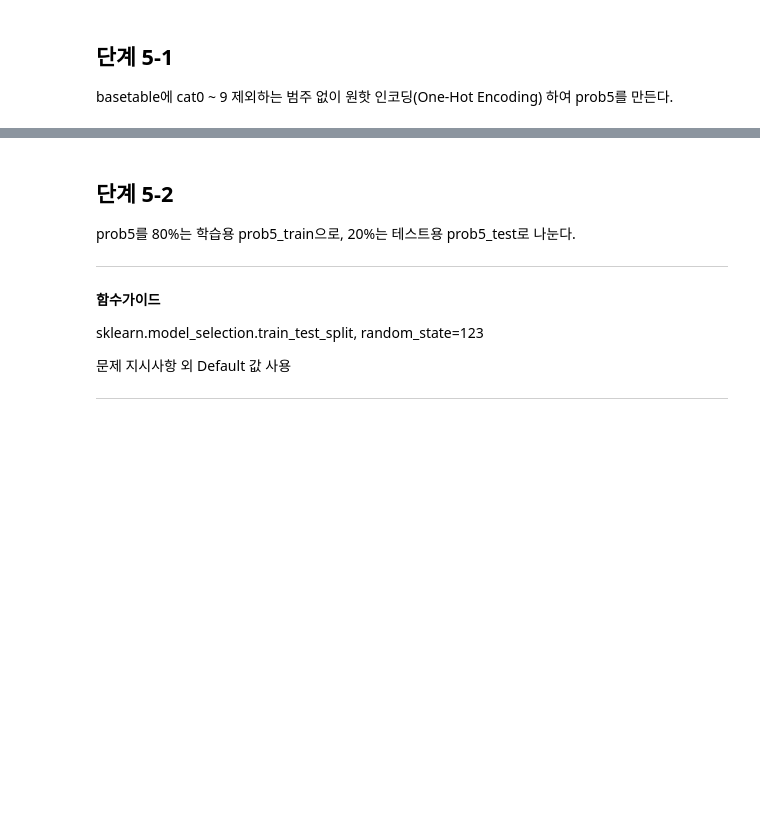
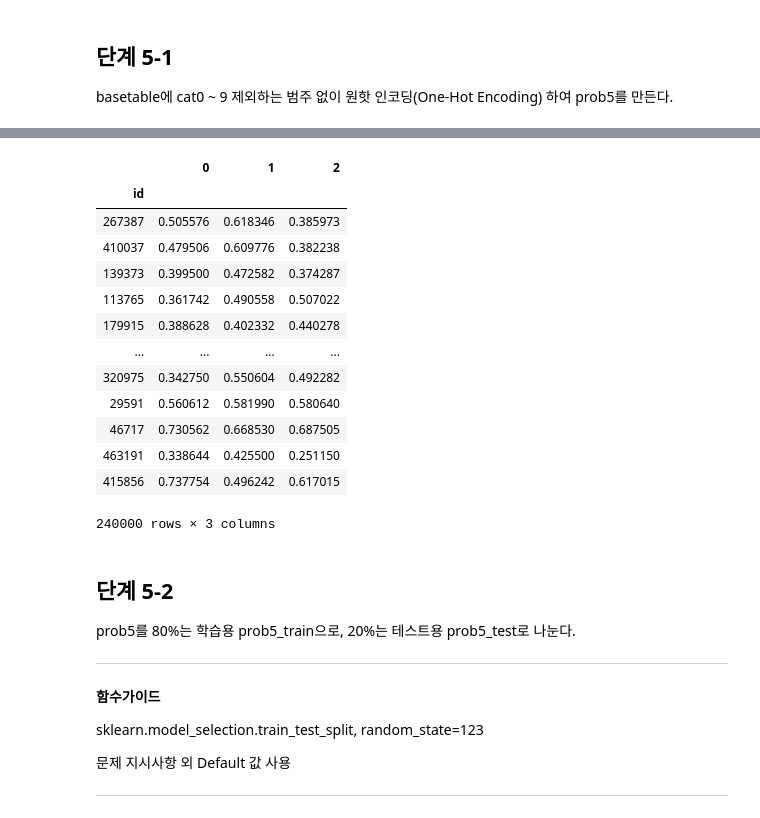
Before and after one commit to sunkusun9/DS_lv3_2312, a Jupyter notebook: sec_ds_lv3_prob2_prob.ipynb, the cells around one changed output, grey strips where cells are left out. Saved outputs shown, nothing was run; the diff lists cells and outputs as text; code cells hidden in the pictures; blank space fills up the shorter version.

```diff
--- a/sec_ds_lv3_prob2_prob.ipynb
+++ b/sec_ds_lv3_prob2_prob.ipynb
@@ -1159,3 +1333,20 @@ basetable에 cat0 ~ 9 제외하는 범주 없이 원핫 인코딩(One-Hot Encodi
+# %%
+df_prob5[cont_cols].groupby(np.arange(0, 14) % 3, axis=1).mean()
+# %% [output]
+|  | 0 | 1 | 2 |
+| id |  |  |  |
+| 267387 | 0.505576 | 0.618346 | 0.385973 |
+| 410037 | 0.479506 | 0.609776 | 0.382238 |
+| 139373 | 0.399500 | 0.472582 | 0.374287 |
+| 113765 | 0.361742 | 0.490558 | 0.507022 |
+| 179915 | 0.388628 | 0.402332 | 0.440278 |
+| ... | ... | ... | ... |
+| 320975 | 0.342750 | 0.550604 | 0.492282 |
+| 29591 | 0.560612 | 0.581990 | 0.580640 |
+| 46717 | 0.730562 | 0.668530 | 0.687505 |
+| 463191 | 0.338644 | 0.425500 | 0.251150 |
+| 415856 | 0.737754 | 0.496242 | 0.617015 |
+240000 rows × 3 columns
 # %% [markdown]
 ## 단계 5-2
 
```
Also changed, not shown: parts of 94 cells of this notebook.
